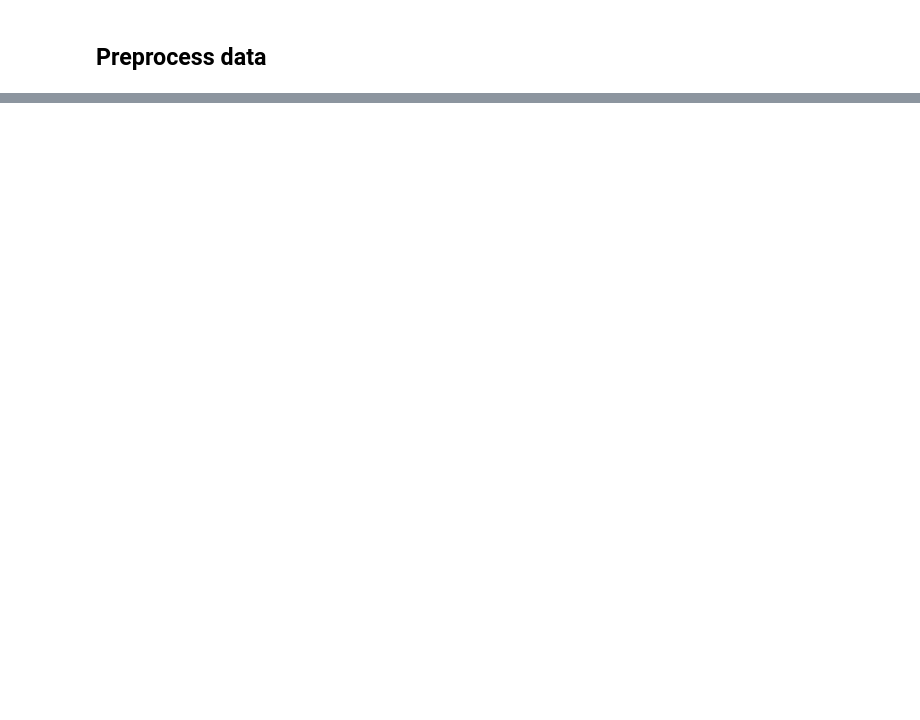
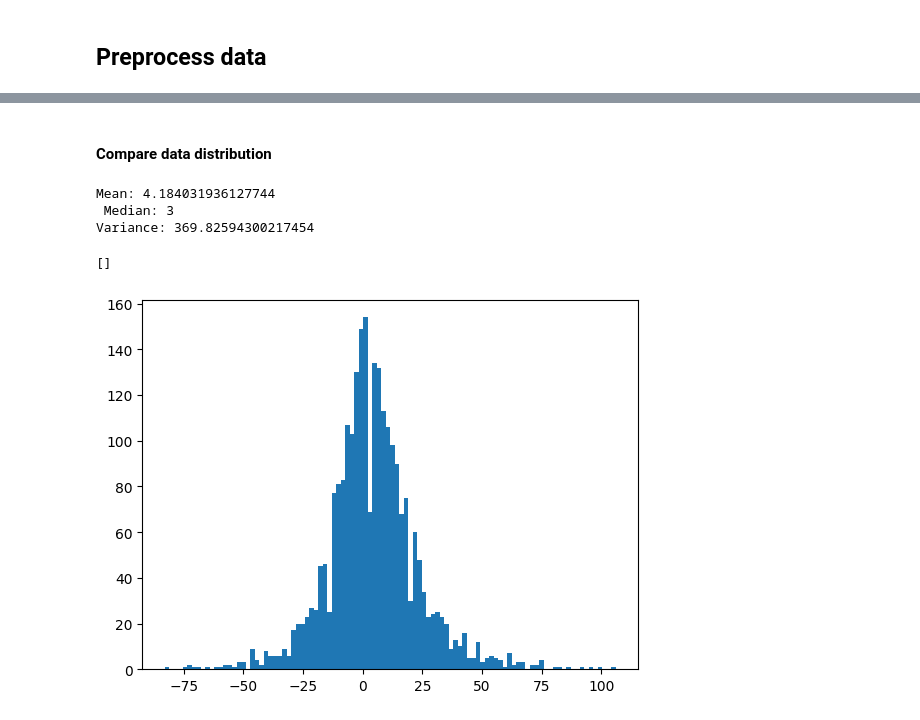
Before and after one commit to marcus-wrrn/Goblin_Bot, a Jupyter notebook: goblin_preprocess.ipynb, the cells around one changed output, grey strips where cells are left out. Saved outputs shown, nothing was run; the diff lists cells and outputs as text; code cells hidden in the pictures; blank space fills up the shorter version.

Commit message:
Added analysis of differences of values

```diff
--- a/goblin_preprocess.ipynb
+++ b/goblin_preprocess.ipynb
@@ -21,4 +26,13 @@ def getModifier(stat, baseModifier=-5, startingStat=1, highestStat=30):
         if not i % 2 == 1: modifier += 1
     return modifier
 
-# Gets the regex
+def convertToFloat(val):
+    if type(val) == str:
+        return float(Fraction(val))
+    else:
+        return float(val)
+# %%
+# Get data
+dfWin = pd.read_csv("./DataFrames/Winners.csv", index_col=0)
+dfLose = pd.read_csv("./DataFrames/Losers.csv", index_col=0)
+dfWin.head()
@@ -24,0 +46,33 @@ def getModifier(stat, baseModifier=-5, startingStat=1, highestStat=30):
+# %% [markdown]
+#### Compare data distribution
+# %%
+def convertCRToFloat(row):
+    return convertToFloat(row)
+
+def getLength(row: str):
+    vals = row.split(',')
+    return len(vals)
+
+dfWin['cr'] = dfWin.apply(lambda row: convertCRToFloat(row['cr']), axis=1)
+dfLose['cr'] = dfLose.apply(lambda row: convertCRToFloat(row['cr']), axis=1)
+
+
+def findDifference(dfWin: pd.DataFrame, dfLose: pd.DataFrame, stat):
+    for (index, rWin), (_, rLose) in zip(dfWin.iterrows(), dfLose.iterrows()):
+        yield rWin[stat] - rLose[stat]
+
+stats =
+
+dif = list(findDifference(dfWin, dfLose, 'hp'))
+
+
+
+print(f"Mean: {mean(dif)}\n Median: {median(dif)}\nVariance: {variance(dif)}")
+plt.hist(dif, 100)
+plt.plot()
+# %% [output]
+Mean: 4.184031936127744
+ Median: 3
+Variance: 369.82594300217454
+[]
+[figure, added]
```
Also changed, not shown: parts of 7 cells of this notebook.
